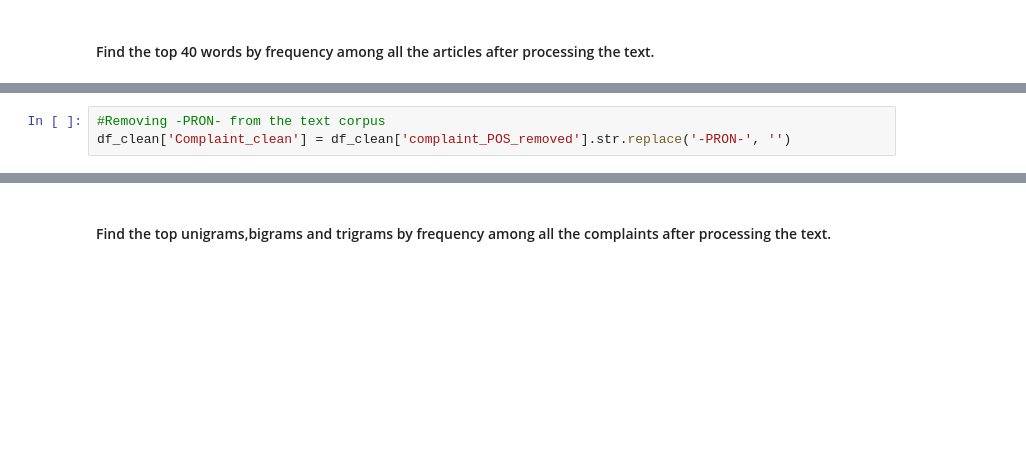
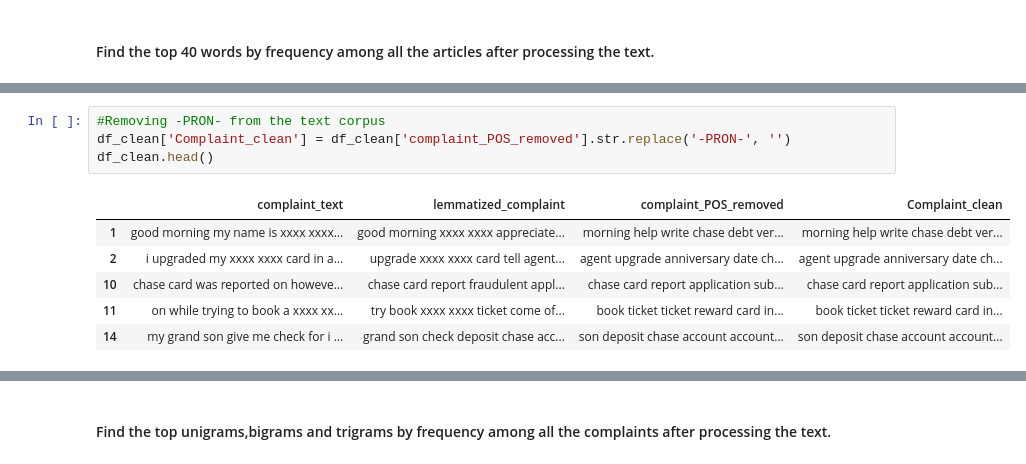
Before and after one commit to sivaprasadt246/Automatic_Ticket_Classification_Assignment, a Jupyter notebook: Automatic_Ticket_Classification_Assignment.ipynb, the cells around one changed output, grey strips where cells are left out. Drawn from its saved outputs; the diff is of its cells as text; blank space fills up the shorter version.

```diff
--- a/Automatic_Ticket_Classification_Assignment.ipynb
+++ b/Automatic_Ticket_Classification_Assignment.ipynb
@@ -262,3 +373,11 @@ Write the code in this task to perform the following:
 # %%
 #Removing -PRON- from the text corpus
 df_clean['Complaint_clean'] = df_clean['complaint_POS_removed'].str.replace('-PRON-', '')
+df_clean.head()
+# %% [output]
+|  | complaint_text | lemmatized_complaint | complaint_POS_removed | Complaint_clean |
+| 1 | good morning my name is xxxx xxxx... | good morning xxxx xxxx appreciate... | morning help write chase debt ver... | morning help write chase debt ver... |
+| 2 | i upgraded my xxxx xxxx card in a... | upgrade xxxx xxxx card tell agent... | agent upgrade anniversary date ch... | agent upgrade anniversary date ch... |
+| 10 | chase card was reported on howeve... | chase card report fraudulent appl... | chase card report application sub... | chase card report application sub... |
+| 11 | on while trying to book a xxxx xx... | try book xxxx xxxx ticket come of... | book ticket ticket reward card in... | book ticket ticket reward card in... |
+| 14 | my grand son give me check for i ... | grand son check deposit chase acc... | son deposit chase account account... | son deposit chase account account... |
```
Also changed, not shown: parts of 24 cells of this notebook.
